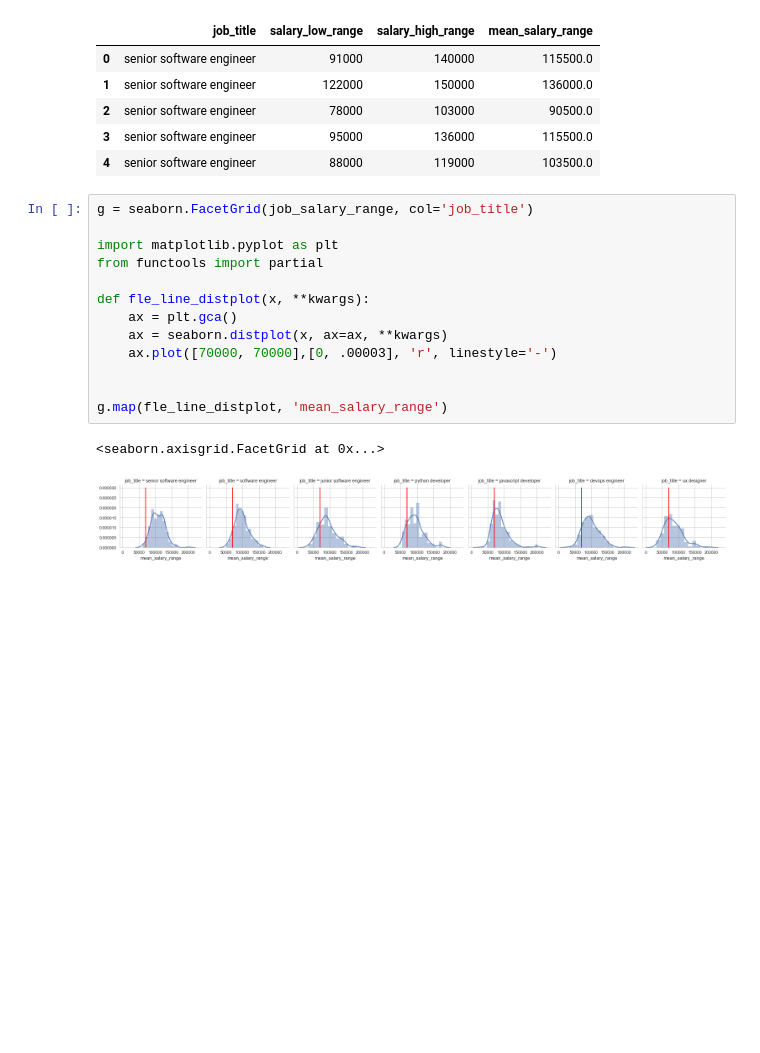
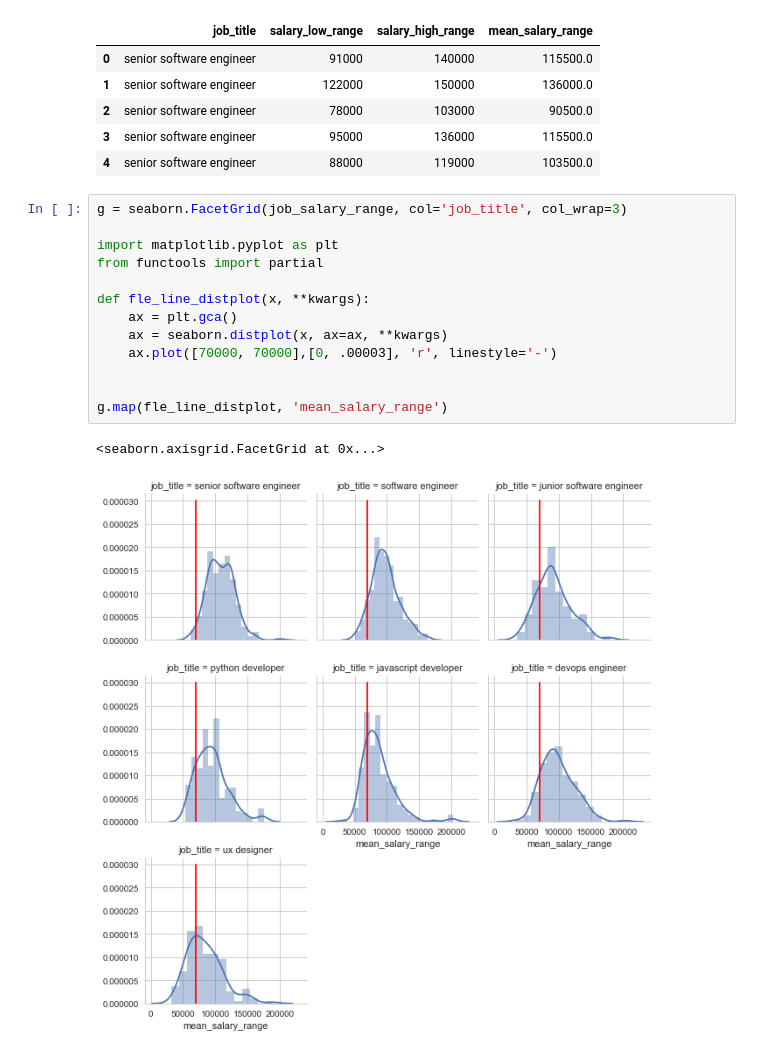
Before and after one commit to aronasorman/salary-medianer, a Jupyter notebook: median-salaries.ipynb, the cells around one changed output. Drawn from its saved outputs; the diff is of its cells as text; blank space fills up the shorter version.

Commit message:
wrap around grid of plots

```diff
--- a/median-salaries.ipynb
+++ b/median-salaries.ipynb
@@ -65,18 +65,18 @@ job_salary_range.head()
 | 3 | senior software engineer | 95000 | 136000 | 115500.0 |
 | 4 | senior software engineer | 88000 | 119000 | 103500.0 |
 # %%
-g = seaborn.FacetGrid(job_salary_range, col='job_title')
+g = seaborn.FacetGrid(job_salary_range, col='job_title', col_wrap=3)
 
 import matplotlib.pyplot as plt
 from functools import partial
 
 def fle_line_distplot(x, **kwargs):
     ax = plt.gca()
     ax = seaborn.distplot(x, ax=ax, **kwargs)
     ax.plot([70000, 70000],[0, .00003], 'r', linestyle='-')
 
 
 g.map(fle_line_distplot, 'mean_salary_range')
 # %% [output]
 <seaborn.axisgrid.FacetGrid at 0x...>
-[figure, old version]
+[figure, new version]
```
